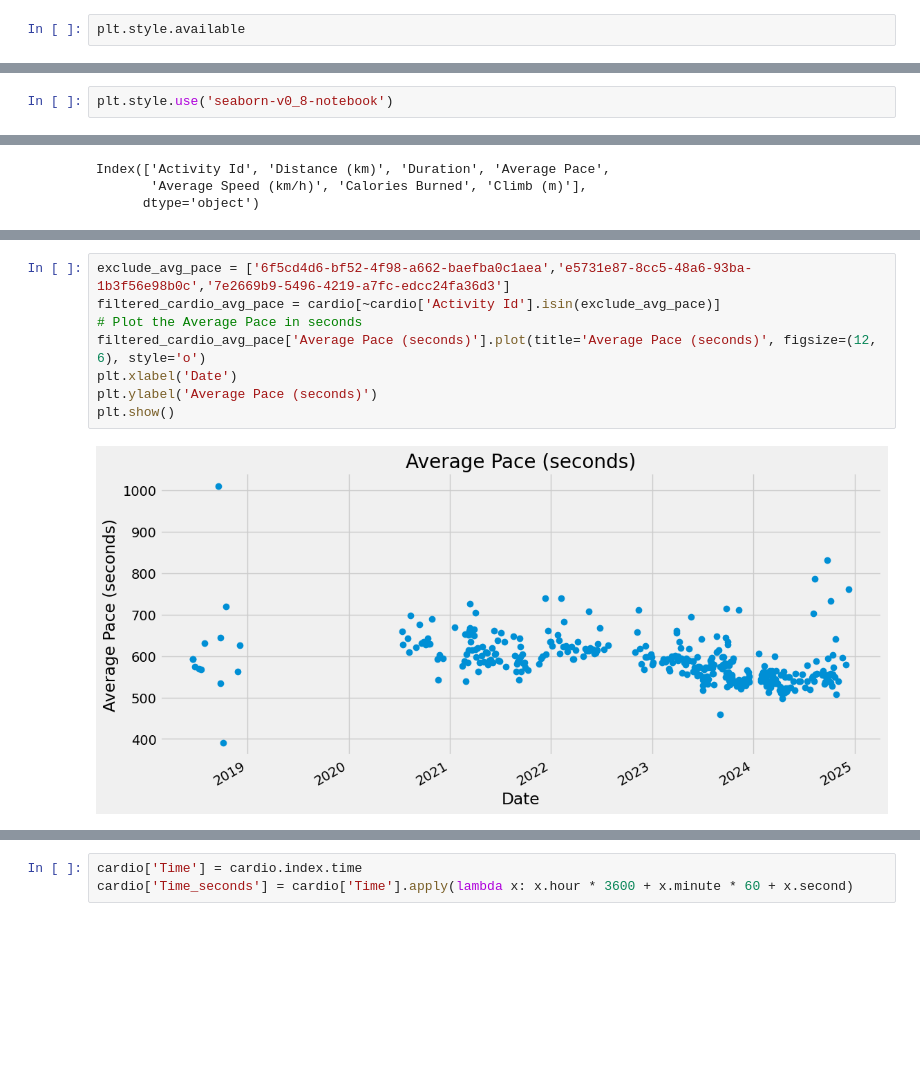
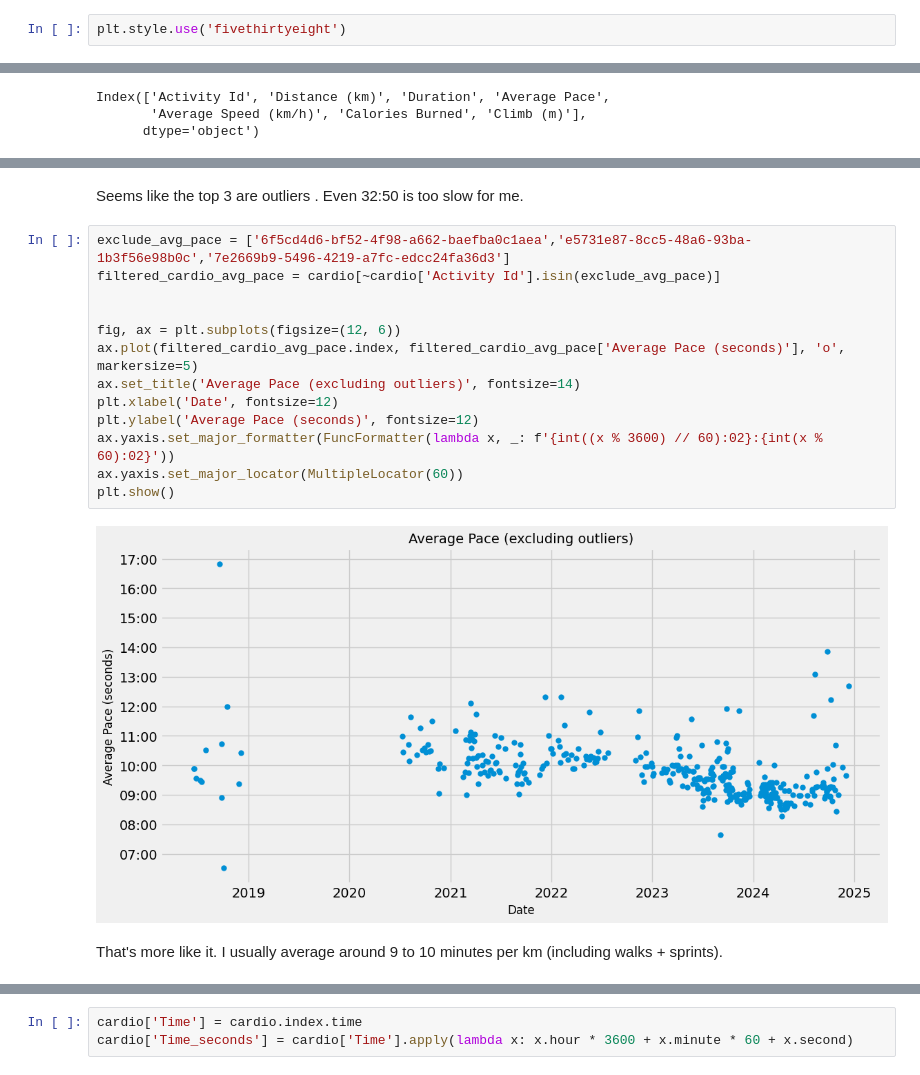
Before and after one commit to surajkarak/runkeeper_data_analysis, a Jupyter notebook: runkeeper_data.ipynb, the cells around one changed output, grey strips where cells are left out. Drawn from its saved outputs; the diff is of its cells as text; blank space fills up the shorter version.

```diff
--- a/runkeeper_data.ipynb
+++ b/runkeeper_data.ipynb
@@ -126,4 +126,4 @@ Convert date to datetime and set to index for plotting.
 cardio['Date'] = pd.to_datetime(cardio['Date'])
 cardio.set_index('Date', inplace=True)
 # %%
-plt.style.available
+plt.style.use('fivethirtyeight')
@@ -148,2 +129,0 @@ plt.style.available
-# %%
-plt.style.use('seaborn-v0_8-notebook')
@@ -207,14 +224,23 @@ cardio.sort_values(by='Average Pace (seconds)', ascending=False).head()
 | 2022-04-02 22:07:47 | 7e2669b9-5496-4219-a7fc-edcc24fa36d3 | 0.98 | 32:18 | 32:50 | 1.83 | 129.0 | 0 | ... |
 | 2018-09-16 21:35:08 | 8c235ff6-0663-496f-9fcf-dc81113263a4 | 0.22 | 3:37 | 16:50 | 3.56 | 18.0 | 4 | ... |
 | 2024-09-23 18:45:14 | 1b1b9d0d-5385-4724-b42d-e972e7ac484f | 3.08 | 42:38 | 13:52 | 4.33 | 221.0 | 20 | ... |
+# %% [markdown]
+Seems like the top 3 are outliers . Even 32:50 is too slow for me.
 # %%
 exclude_avg_pace = ['6f5cd4d6-bf52-4f98-a662-baefba0c1aea','e5731e87-8cc5-48a6-93ba-1b3f56e98b0c','7e2669b9-5496-4219-a7fc-edcc24fa36d3']
 filtered_cardio_avg_pace = cardio[~cardio['Activity Id'].isin(exclude_avg_pace)]
-# Plot the Average Pace in seconds
-filtered_cardio_avg_pace['Average Pace (seconds)'].plot(title='Average Pace (seconds)', figsize=(12, 6), style='o')
-plt.xlabel('Date')
-plt.ylabel('Average Pace (seconds)')
+
+
+fig, ax = plt.subplots(figsize=(12, 6))
+ax.plot(filtered_cardio_avg_pace.index, filtered_cardio_avg_pace['Average Pace (seconds)'], 'o', markersize=5)
+ax.set_title('Average Pace (excluding outliers)', fontsize=14)
+plt.xlabel('Date', fontsize=12)
+plt.ylabel('Average Pace (seconds)', fontsize=12)
+ax.yaxis.set_major_formatter(FuncFormatter(lambda x, _: f'{int((x % 3600) // 60):02}:{int(x % 60):02}'))
+ax.yaxis.set_major_locator(MultipleLocator(60))
 plt.show()
 # %% [output]
-[figure, old version]
+[figure, new version]
+# %% [markdown]
+That's more like it. I usually average around 9 to 10 minutes per km (including walks + sprints).
 # %%
```
Also changed, not shown: parts of 29 cells of this notebook.
